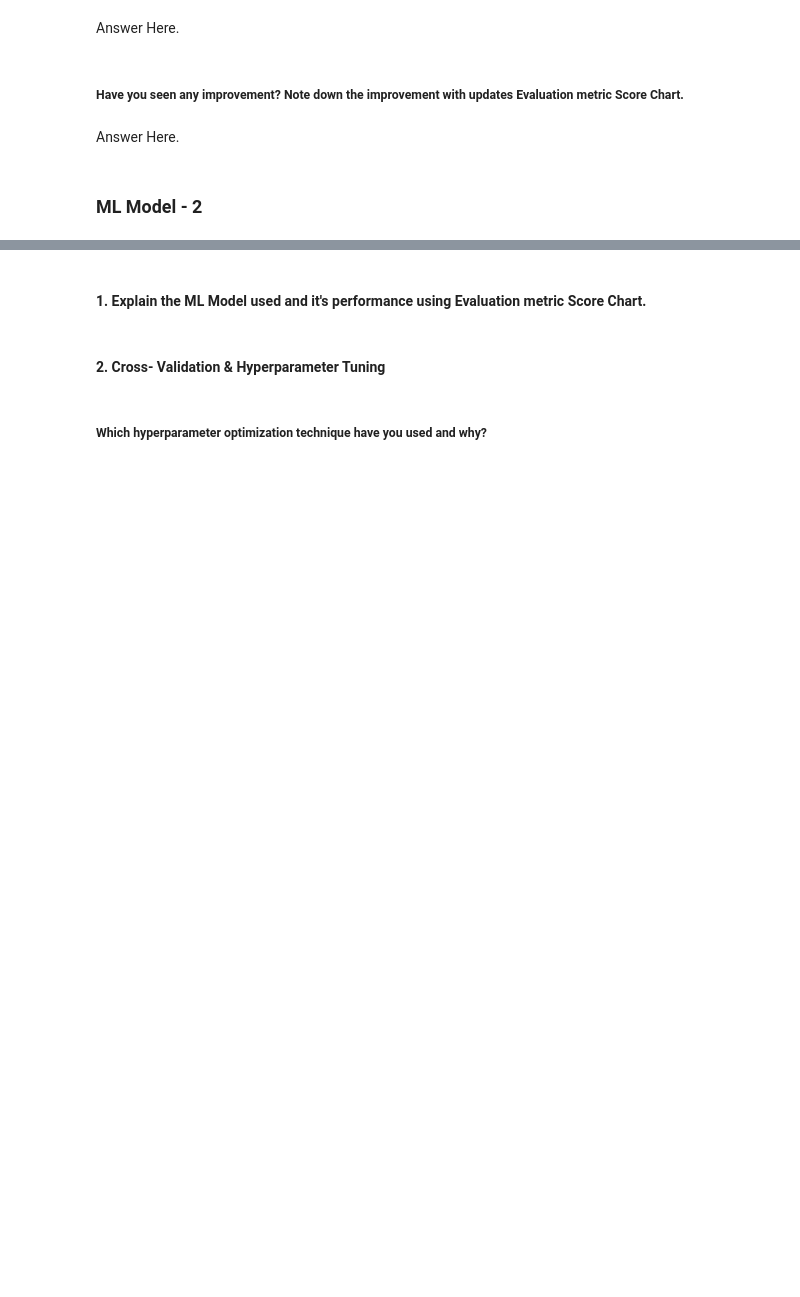
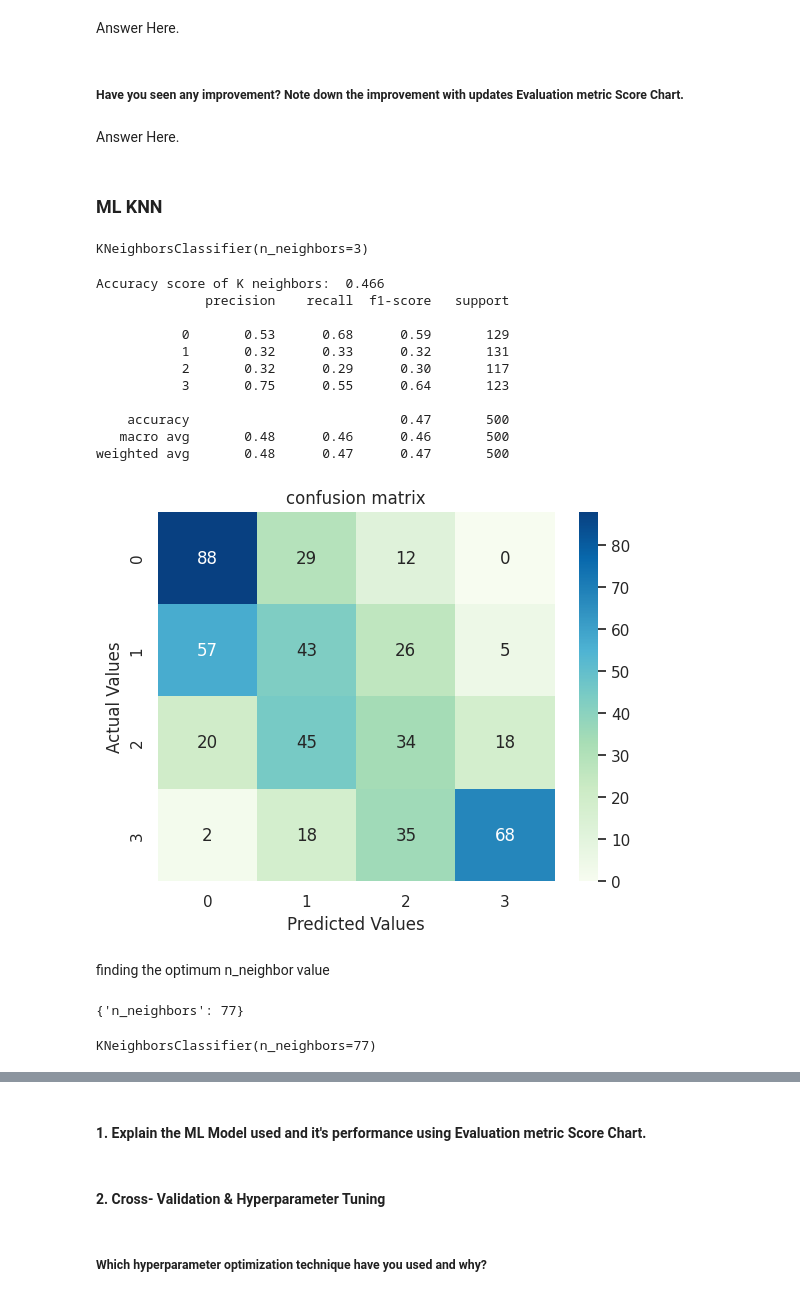
Before and after one commit to jaydeepjadav/EDA--google-play-store-data, a Jupyter notebook: Classification_project.ipynb, the cells around one changed output, grey strips where cells are left out. Cells and saved outputs as stored; diff of their text form; code cells hidden in the pictures; blank space fills up the shorter version.

```diff
--- a/Classification_project.ipynb
+++ b/Classification_project.ipynb
@@ -1068,4 +1084,46 @@ Answer Here.
 # %% [markdown]
 Answer Here.
 # %% [markdown]
-### ML Model - 2
+### ML KNN
+# %%
+from sklearn.neighbors import KNeighborsClassifier
+knn = KNeighborsClassifier(n_neighbors = 3)
+# %%
+knn.fit(X_train,y_train)
+# %% [output]
+KNeighborsClassifier(n_neighbors=3)
+# %%
+y_pred_knn = knn.predict(X_test)
+# %%
+print('Accuracy score of K neighbors: ', accuracy_score(y_test, y_pred_knn))
+confusion_matrix_knn = c_matrix(y_test, y_pred_knn, 'confusion matrix')
+# %% [output]
+Accuracy score of K neighbors:  0.466
+              precision    recall  f1-score   support
+
+           0       0.53      0.68      0.59       129
+           1       0.32      0.33      0.32       131
+           2       0.32      0.29      0.30       117
+           3       0.75      0.55      0.64       123
+
+    accuracy                           0.47       500
+   macro avg       0.48      0.46      0.46       500
+weighted avg       0.48      0.47      0.47       500
+[figure, added]
+# %% [markdown]
+finding the optimum n_neighbor value
+# %%
+from sklearn.model_selection import GridSearchCV
+parameters = {'n_neighbors':np.arange(1,100)}
+knn = KNeighborsClassifier()
+
+model = GridSearchCV(knn, parameters, cv=5)
+model.fit(X_train, y_train)
+model.best_params_
+# %% [output]
+{'n_neighbors': 77}
+# %%
+knn = KNeighborsClassifier(n_neighbors = 77)
+knn.fit(X_train,y_train)
+# %% [output]
+KNeighborsClassifier(n_neighbors=77)
```
Also changed, not shown: parts of 6 cells of this notebook.
